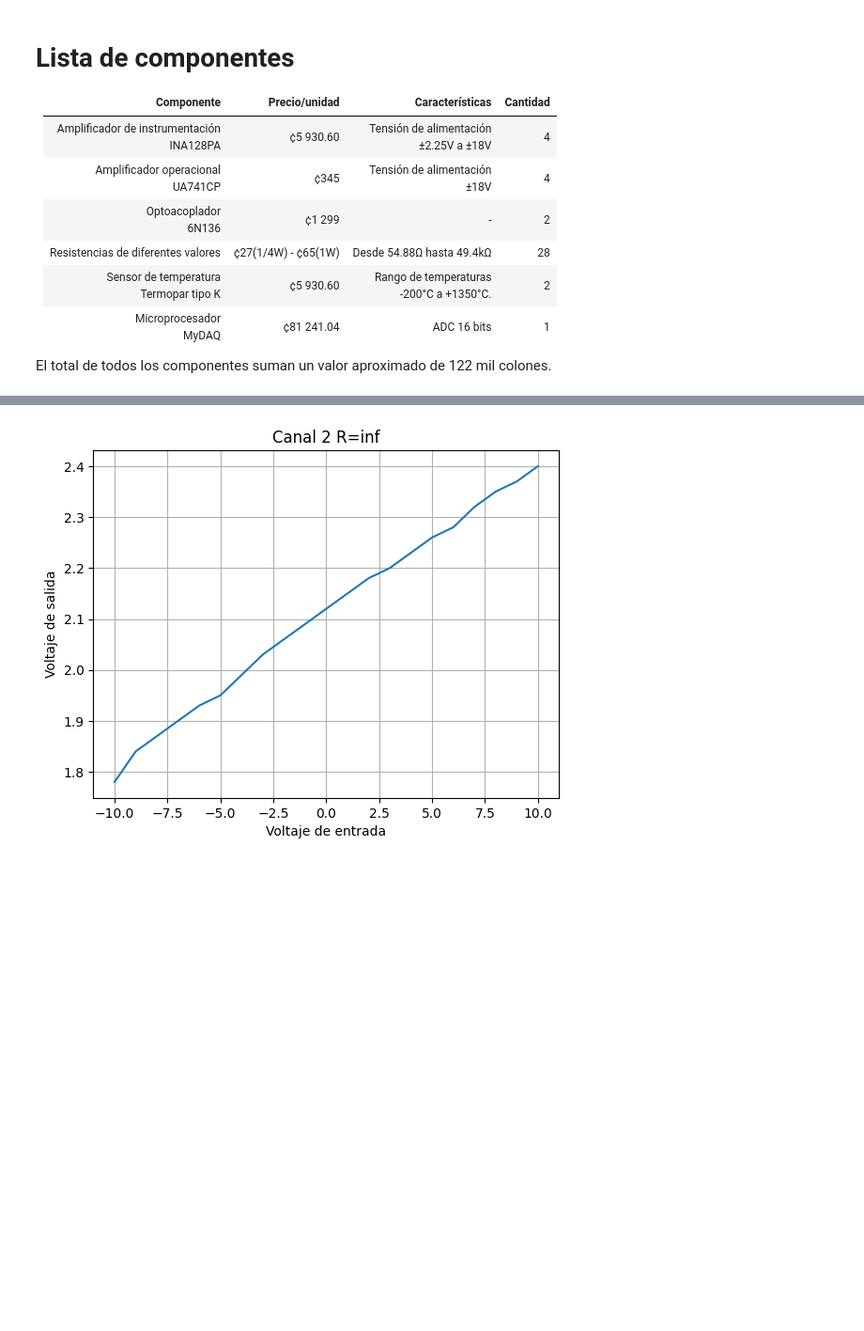
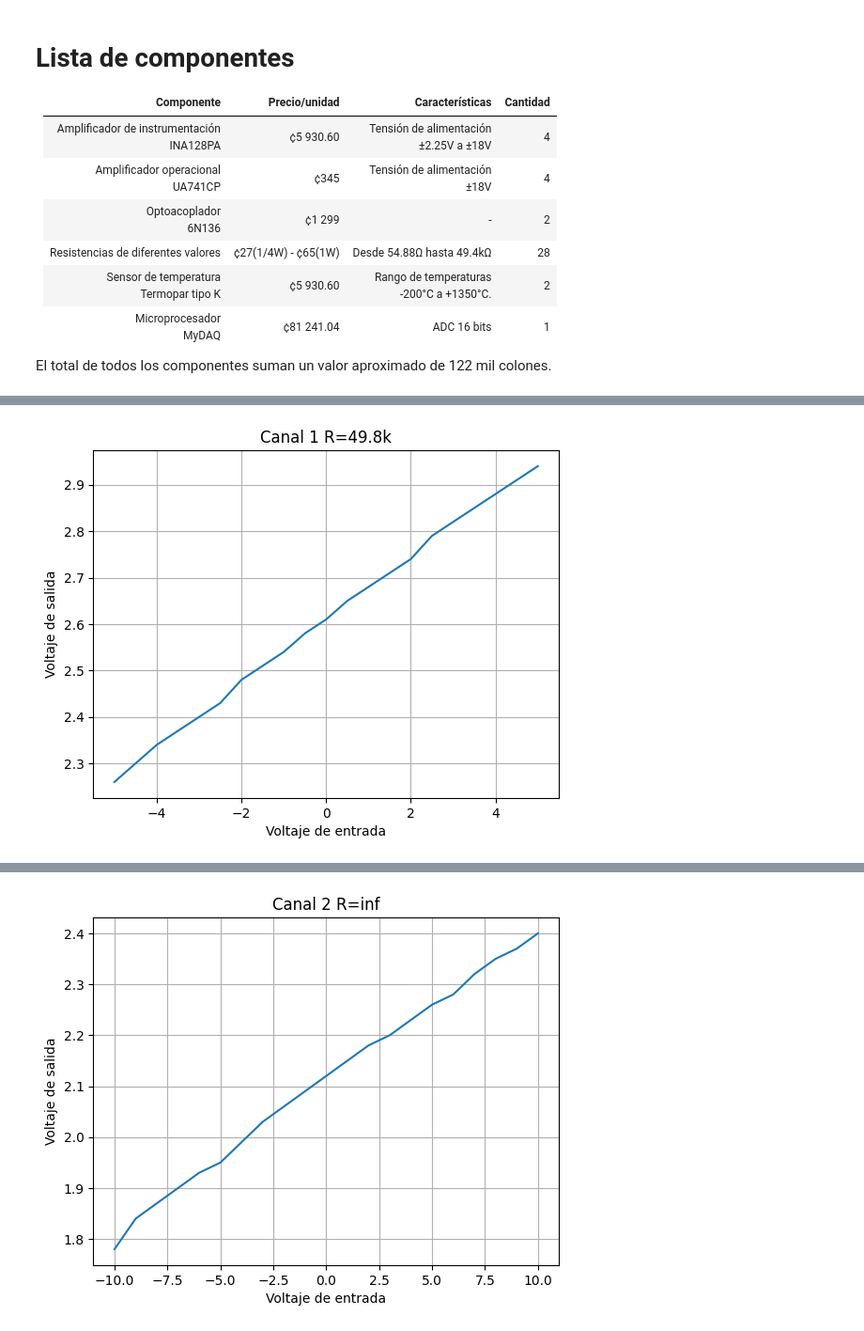
Before and after one commit to AndreyMZ20/Taller_Instru_Lab2, a Jupyter notebook: Lab2.ipynb, the cells around one changed output, grey strips where cells are left out. Shown at 94% size. Drawn from its saved outputs; the diff is of its cells as text; code cells hidden in the pictures; blank space fills up the shorter version.

```diff
--- a/Lab2.ipynb
+++ b/Lab2.ipynb
@@ -78,0 +57,9 @@ def create_voltage_plot(data, xlabel, ylabel, title, figure_number=None):
+# %%
+r50k_canal1 = [
+    (-5, 2.26), (-4.5, 2.3), (-4, 2.34), (-3.5, 2.37), (-3, 2.4), (-2.5, 2.43), (-2, 2.48),
+    (-1.5, 2.51), (-1, 2.54), (-0.5, 2.58), (0, 2.61), (0.5, 2.65), (1, 2.68), (1.5, 2.71), (2, 2.74),
+    (2.5, 2.79), (3, 2.82), (3.5, 2.85), (4, 2.88), (4.5, 2.91), (5, 2.94)
+]
+create_voltage_plot(r50k_canal1, 'Voltaje de entrada', 'Voltaje de salida', 'Canal 1 R=49.8k', 2)
+# %% [output]
+[figure, added]
```
Also changed, not shown: parts of 16 cells of this notebook, 1 other file.
